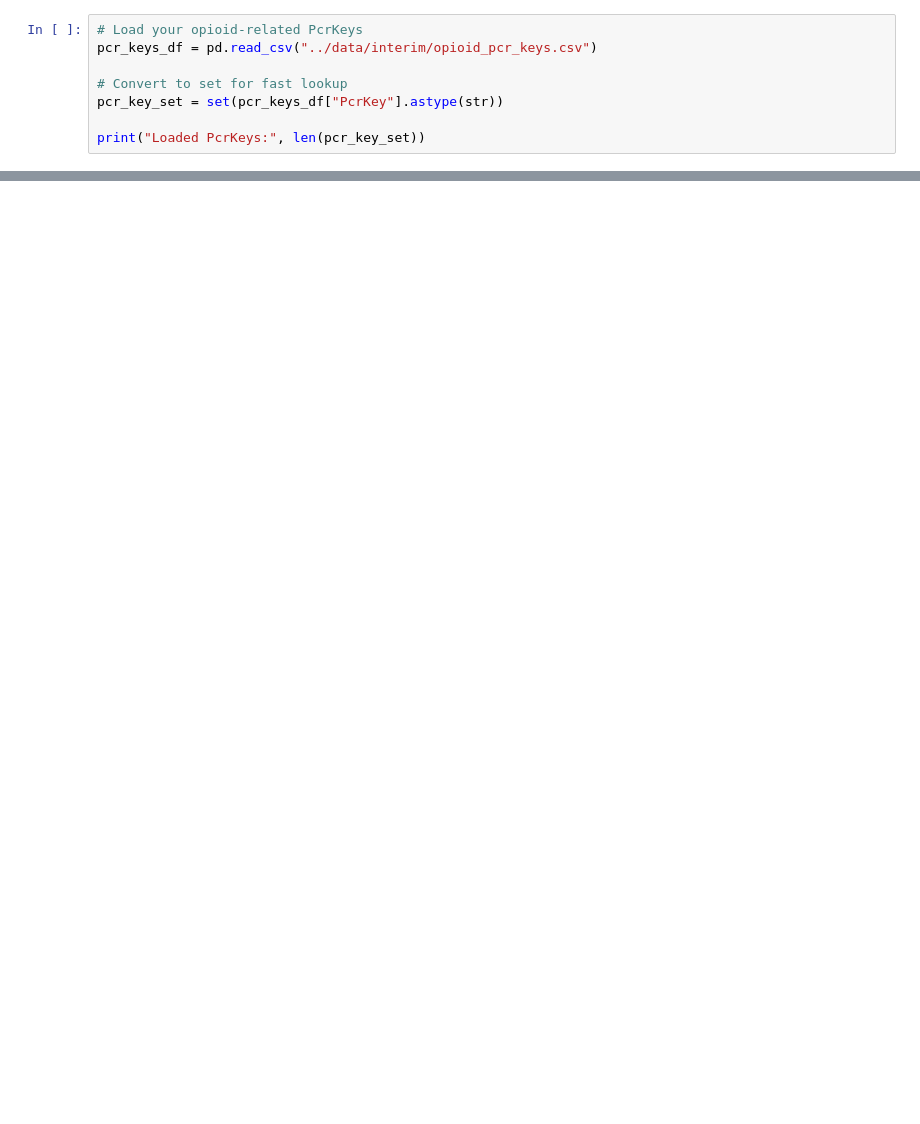
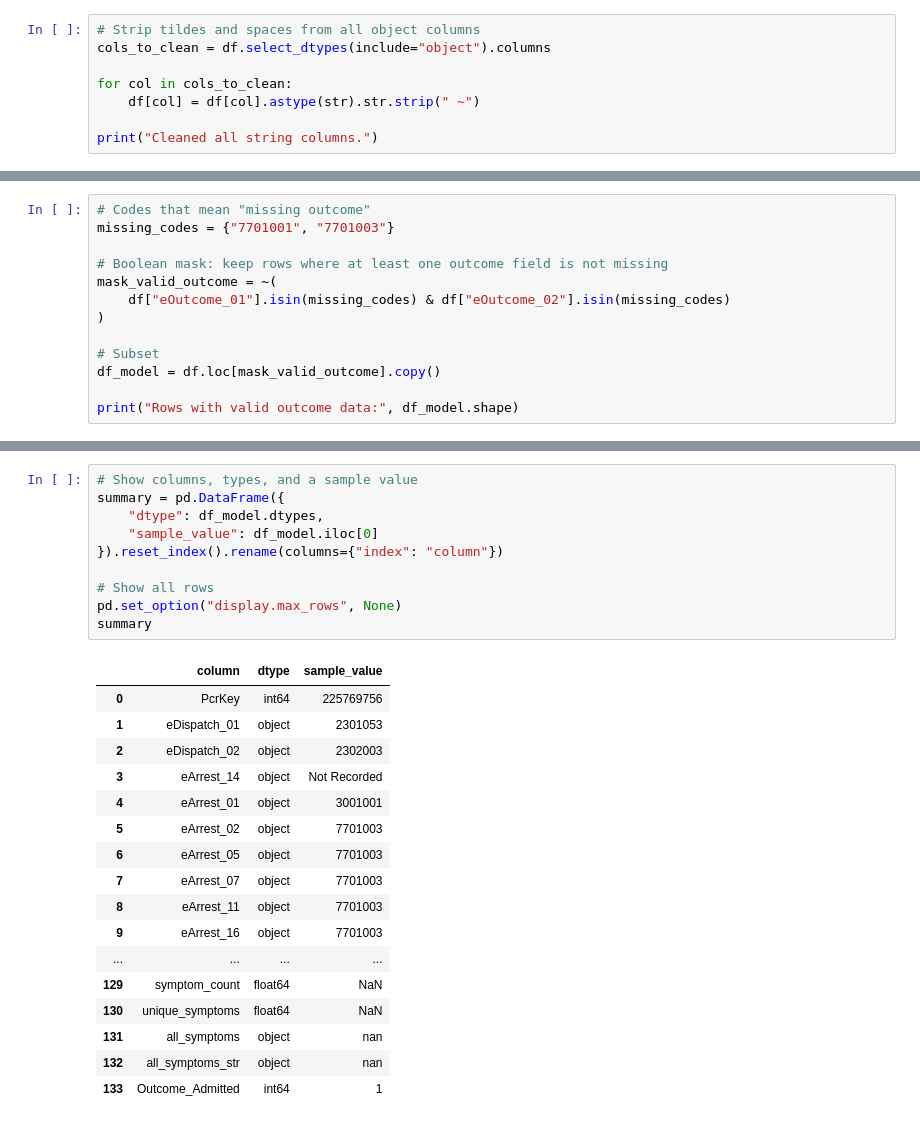
Before and after one commit to n2b8/opiate_use_analysis, a Jupyter notebook: notebooks/02_analysis_modeling.ipynb, the cells around one changed output, grey strips where cells are left out. Cells and saved outputs as stored; diff of their text form; blank space fills up the shorter version.

Commit message:
analysis - modeling data subsetting

```diff
--- a/notebooks/02_analysis_modeling.ipynb
+++ b/notebooks/02_analysis_modeling.ipynb
@@ -23,9 +35,9 @@ transport_params = {
 # %%
-# Load your opioid-related PcrKeys
-pcr_keys_df = pd.read_csv("../data/interim/opioid_pcr_keys.csv")
+# Strip tildes and spaces from all object columns
+cols_to_clean = df.select_dtypes(include="object").columns
 
-# Convert to set for fast lookup
-pcr_key_set = set(pcr_keys_df["PcrKey"].astype(str))
+for col in cols_to_clean:
+    df[col] = df[col].astype(str).str.strip(" ~")
 
-print("Loaded PcrKeys:", len(pcr_key_set))
+print("Cleaned all string columns.")
 # %% [output]
@@ -58,0 +143,13 @@ EndpointConnectionError: Could not connect to the endpoint URL: "http://server.j
+# %%
+# Codes that mean "missing outcome"
+missing_codes = {"7701001", "7701003"}
+
+# Boolean mask: keep rows where at least one outcome field is not missing
+mask_valid_outcome = ~(
+    df["eOutcome_01"].isin(missing_codes) & df["eOutcome_02"].isin(missing_codes)
+)
+
+# Subset
+df_model = df.loc[mask_valid_outcome].copy()
+
+print("Rows with valid outcome data:", df_model.shape)
@@ -58,0 +168,28 @@ EndpointConnectionError: Could not connect to the endpoint URL: "http://server.j
+# %%
+# Show columns, types, and a sample value
+summary = pd.DataFrame({
+    "dtype": df_model.dtypes,
+    "sample_value": df_model.iloc[0]
+}).reset_index().rename(columns={"index": "column"})
+
+# Show all rows
+pd.set_option("display.max_rows", None)
+summary
+# %% [output]
+|  | column | dtype | sample_value |
+| 0 | PcrKey | int64 | 225769756 |
+| 1 | eDispatch_01 | object | 2301053 |
+| 2 | eDispatch_02 | object | 2302003 |
+| 3 | eArrest_14 | object | Not Recorded |
+| 4 | eArrest_01 | object | 3001001 |
+| 5 | eArrest_02 | object | 7701003 |
+| 6 | eArrest_05 | object | 7701003 |
+| 7 | eArrest_07 | object | 7701003 |
+| 8 | eArrest_11 | object | 7701003 |
+| 9 | eArrest_16 | object | 7701003 |
+| ... | ... | ... | ... |
+| 129 | symptom_count | float64 | NaN |
+| 130 | unique_symptoms | float64 | NaN |
+| 131 | all_symptoms | object | nan |
+| 132 | all_symptoms_str | object | nan |
+| 133 | Outcome_Admitted | int64 | 1 |
```
Also changed, not shown: parts of 8 cells of this notebook.
